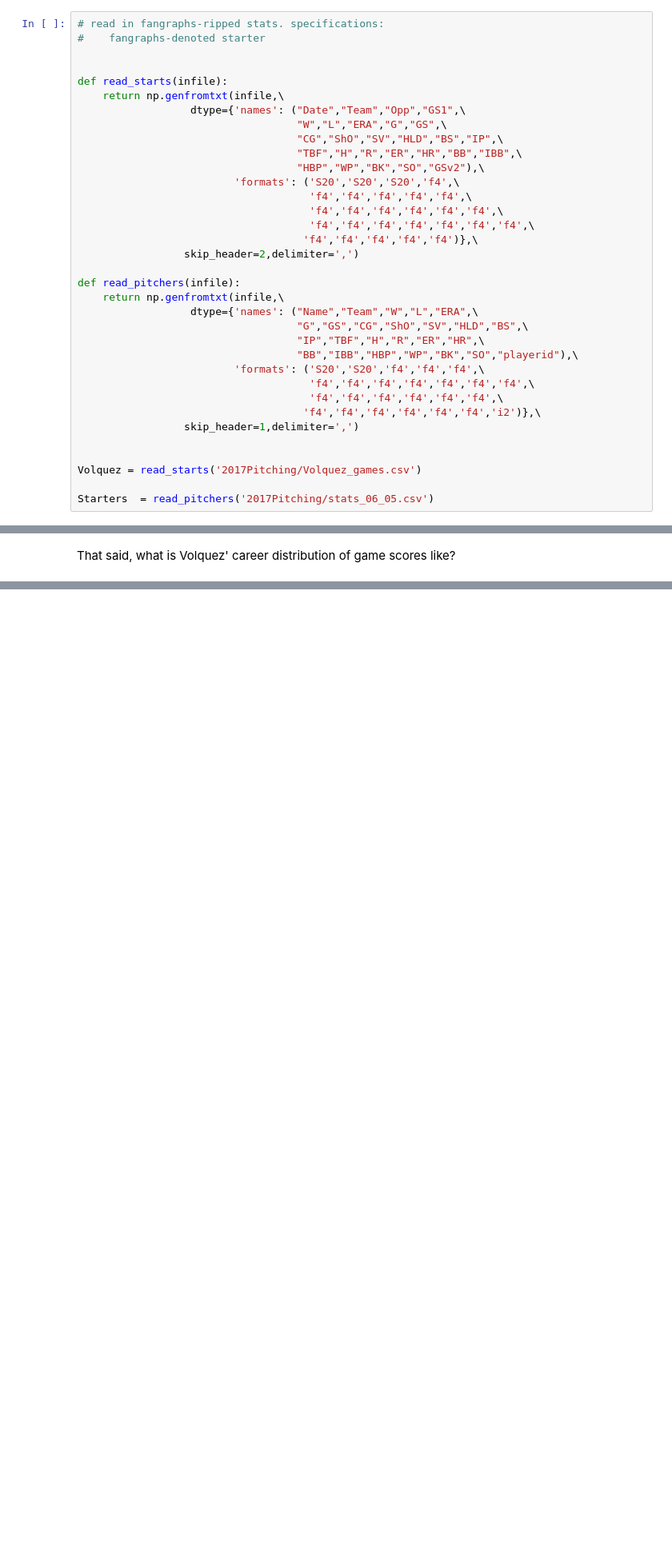
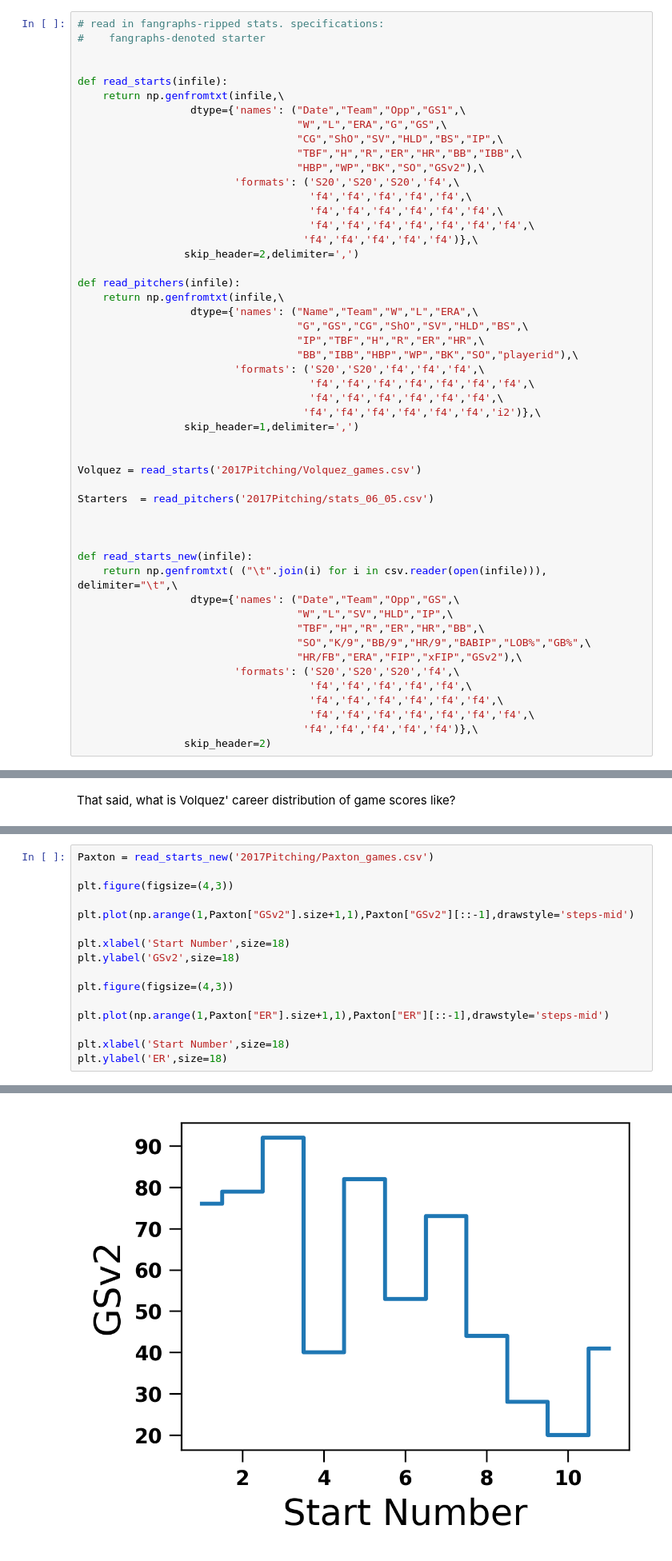
Before and after one commit to fantasy-toolz/2017-MLB-Analysis, a Jupyter notebook: pitching_notebooks/Game-Score-Analysis.ipynb, the cells around one changed output, grey strips where cells are left out. Shown at 80% size. Drawn from its saved outputs; the diff is of its cells as text; blank space fills up the shorter version.

```diff
--- a/pitching_notebooks/Game-Score-Analysis.ipynb
+++ b/pitching_notebooks/Game-Score-Analysis.ipynb
@@ -56,6 +61,22 @@ def read_pitchers(infile):
 Volquez = read_starts('2017Pitching/Volquez_games.csv')
 
 Starters  = read_pitchers('2017Pitching/stats_06_05.csv')
+
+
+
+def read_starts_new(infile):
+    return np.genfromtxt( ("\t".join(i) for i in csv.reader(open(infile))), delimiter="\t",\
+                  dtype={'names': ("Date","Team","Opp","GS",\
+                                   "W","L","SV","HLD","IP",\
+                                   "TBF","H","R","ER","HR","BB",\
+                                   "SO","K/9","BB/9","HR/9","BABIP","LOB%","GB%",\
+                                   "HR/FB","ERA","FIP","xFIP","GSv2"),\
+                         'formats': ('S20','S20','S20','f4',\
+                                     'f4','f4','f4','f4','f4',\
+                                     'f4','f4','f4','f4','f4','f4',\
+                                     'f4','f4','f4','f4','f4','f4','f4',\
+                                    'f4','f4','f4','f4','f4')},\
+                 skip_header=2)
 # %% [markdown]
 Game Score (v2) is given by
 \begin{equation}
@@ -138,0 +162,17 @@ Plenty of pitchers who have much higher game scores this year will never throw a
+# %%
+Paxton = read_starts_new('2017Pitching/Paxton_games.csv')
+
+plt.figure(figsize=(4,3))
+
+plt.plot(np.arange(1,Paxton["GSv2"].size+1,1),Paxton["GSv2"][::-1],drawstyle='steps-mid')
+
+plt.xlabel('Start Number',size=18)
+plt.ylabel('GSv2',size=18)
+
+plt.figure(figsize=(4,3))
+
+plt.plot(np.arange(1,Paxton["ER"].size+1,1),Paxton["ER"][::-1],drawstyle='steps-mid')
+
+plt.xlabel('Start Number',size=18)
+plt.ylabel('ER',size=18)
+# %% [output]
@@ -138,0 +180 @@ Plenty of pitchers who have much higher game scores this year will never throw a
+[figure, added]
```
Also changed, not shown: parts of 4 cells of this notebook, 3 other files.
